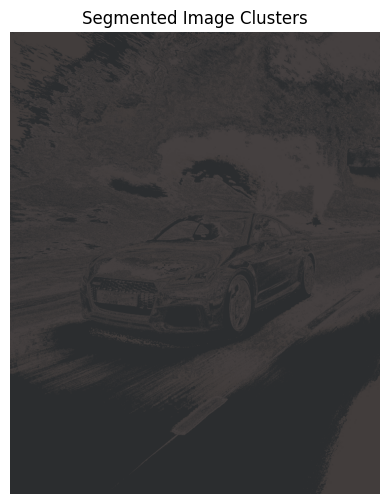
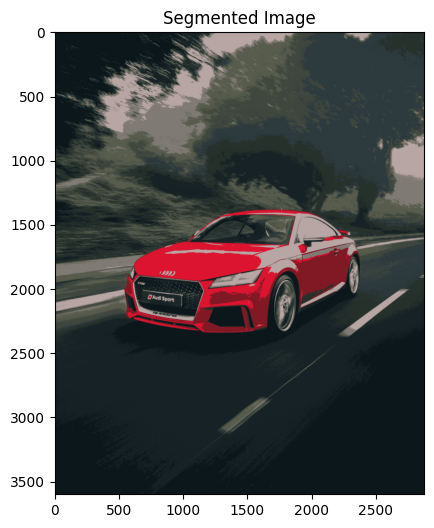
The notebook cell's code change between the first figure and the second:
--- before
+++ after
@@ -9,9 +9,8 @@
 segmented_image = segmented_flat.reshape(car.shape)
 
-#Now lets say it displayed
+#Now lets see it displayed
 plt.figure(figsize=(8, 6))
-plt.title("Segmented Image Clusters")
+plt.title("Segmented Image")
 plt.imshow(segmented_image)
-plt.axis('off')
 plt.show()
 

Commit: Created using Colab